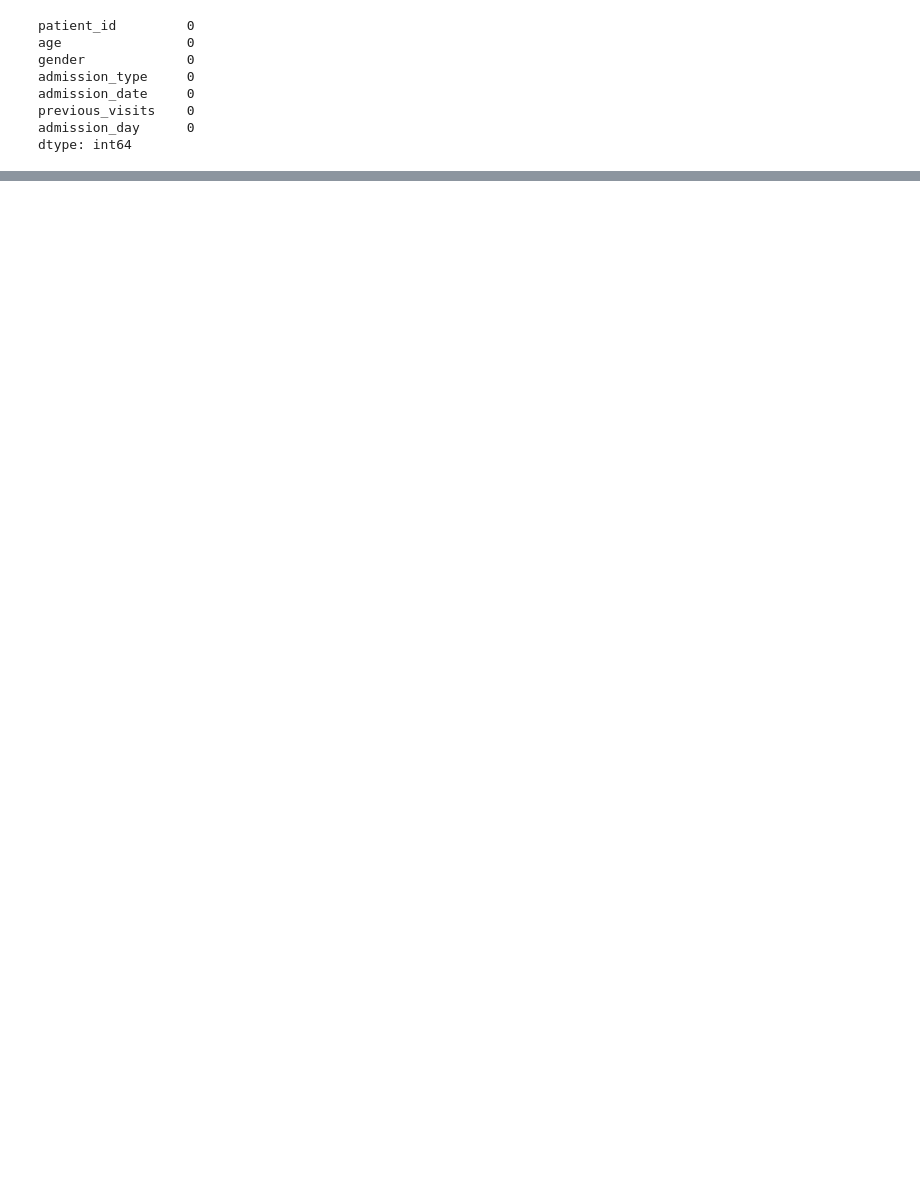
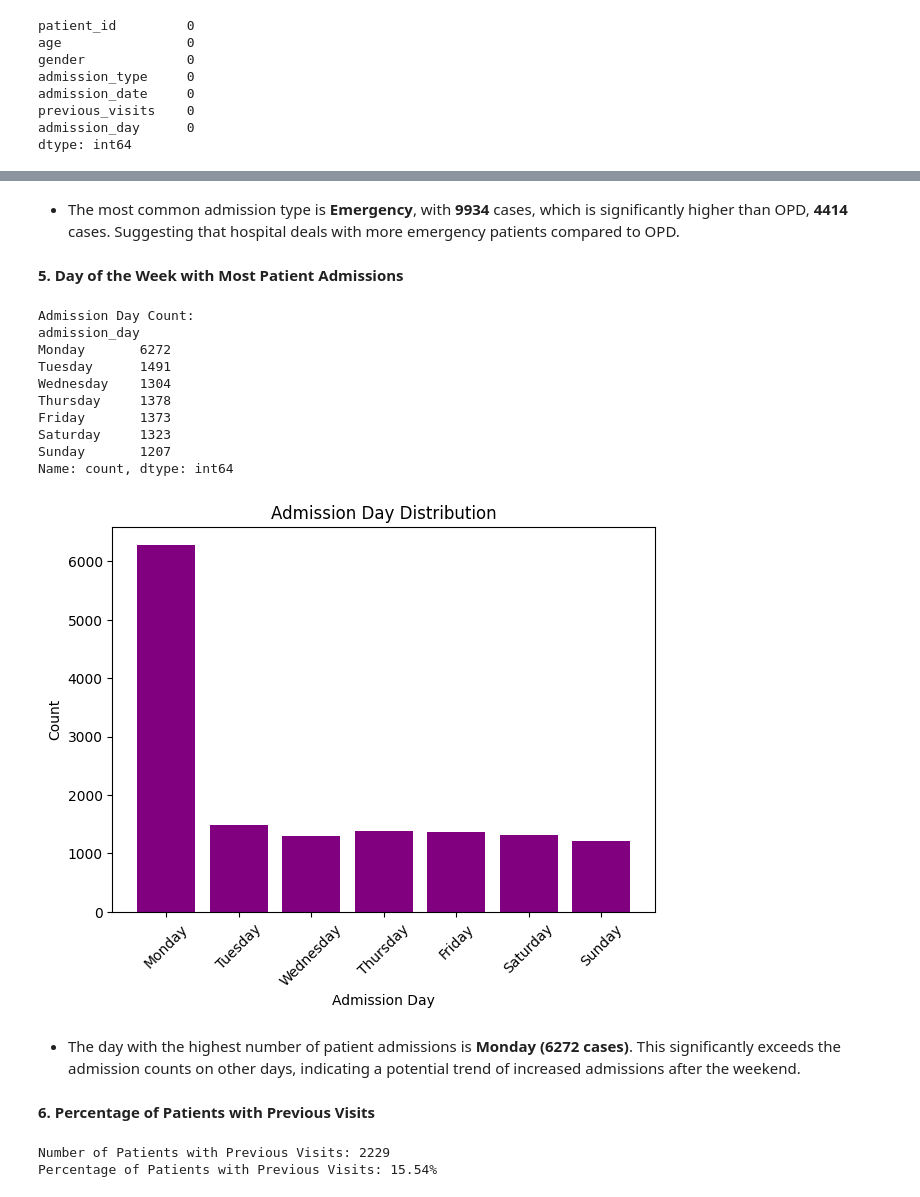
Before and after one commit to mariamkhan04/Hospital-Admission-Analysis---EDA, a Jupyter notebook: EDA.ipynb, the cells around one changed output, grey strips where cells are left out. Saved outputs shown, nothing was run; the diff lists cells and outputs as text; code cells hidden in the pictures; blank space fills up the shorter version.

```diff
--- a/EDA.ipynb
+++ b/EDA.ipynb
@@ -213,0 +322,40 @@ dtype: int64
+# %% [markdown]
+- The most common admission type is **Emergency**, with **9934** cases, which is significantly higher than OPD, **4414** cases. Suggesting that hospital deals with more emergency patients compared to OPD.
+# %% [markdown]
+**5. Day of the Week with Most Patient Admissions**
+# %%
+admission_day_count = admissions_df['admission_day'].value_counts()
+admission_day_count = admission_day_count.reindex(['Monday', 'Tuesday', 'Wednesday', 'Thursday', 'Friday', 'Saturday', 'Sunday'])
+print(f"\nAdmission Day Count:\n{admission_day_count}")
+
+fig, ax = plt.subplots(figsize=(7, 5))
+ax.bar(admission_day_count.index, admission_day_count.values, color='purple')
+ax.set_title("Admission Day Distribution")
+ax.set_xlabel("Admission Day")
+ax.set_ylabel("Count")
+ax.tick_params(axis='x', rotation=45)
+plt.show()
+# %% [output]
+Admission Day Count:
+admission_day
+Monday       6272
+Tuesday      1491
+Wednesday    1304
+Thursday     1378
+Friday       1373
+Saturday     1323
+Sunday       1207
+Name: count, dtype: int64
+[figure, added]
+# %% [markdown]
+- The day with the highest number of patient admissions is **Monday (6272 cases)**. This significantly exceeds the admission counts on other days, indicating a potential trend of increased admissions after the weekend.
+# %% [markdown]
+**6. Percentage of Patients with Previous Visits**
+# %%
+previous_visited_count = len(admissions_df[admissions_df['previous_visits'] > 0])
+print(f"\nNumber of Patients with Previous Visits: {previous_visited_count}")
+previous_visited_percentage = (previous_visited_count / total_admissions) * 100
+print(f"Percentage of Patients with Previous Visits: {previous_visited_percentage:.2f}%")
+# %% [output]
+Number of Patients with Previous Visits: 2229
+Percentage of Patients with Previous Visits: 15.54%
```
Also changed, not shown: parts of 32 cells of this notebook.
